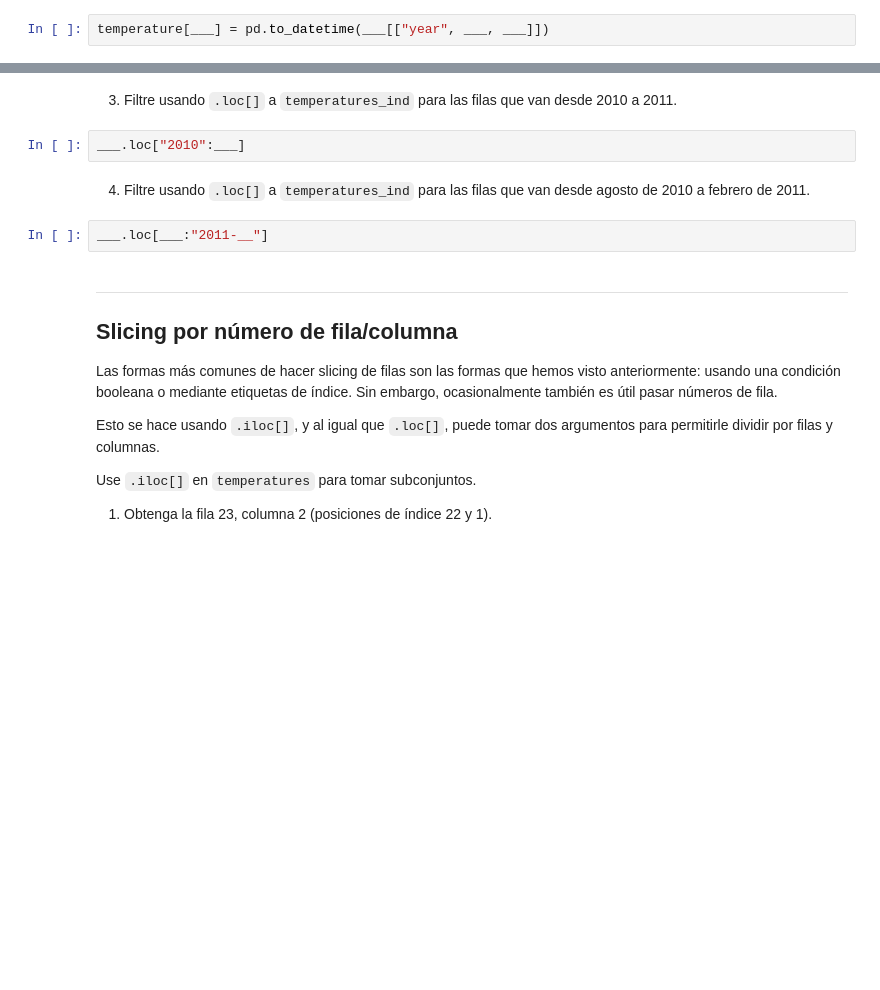
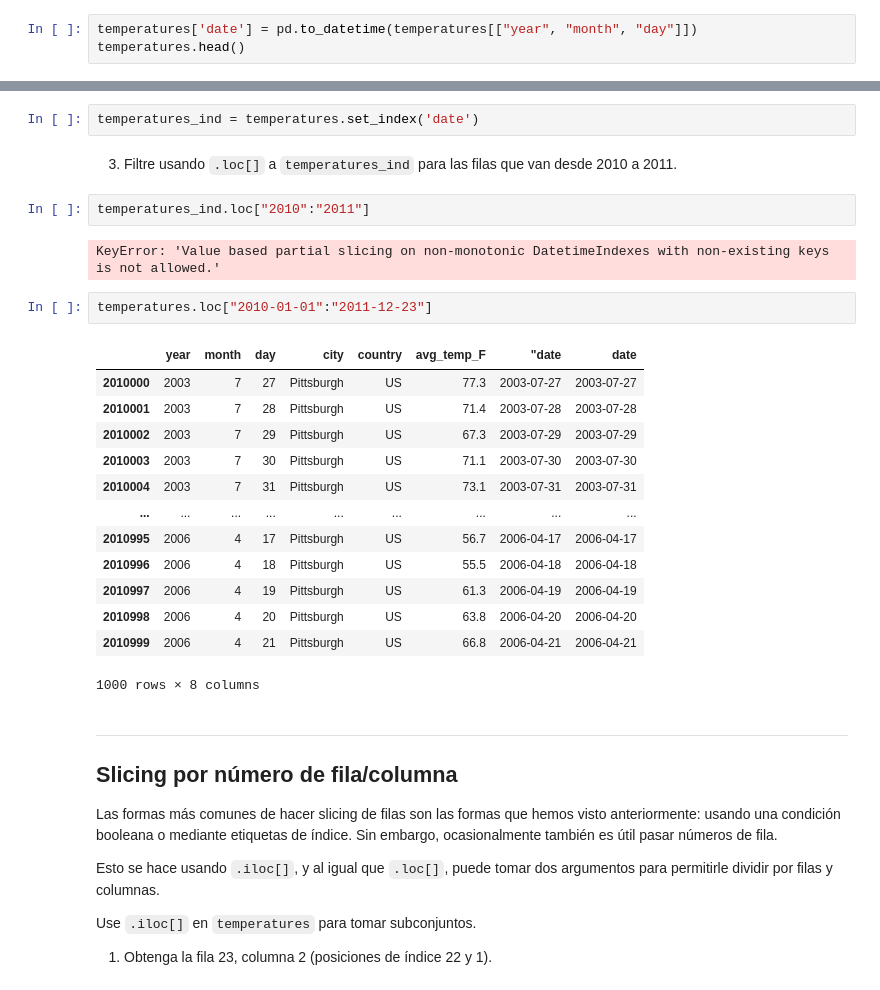
Before and after one commit to Vic-bit/aprMaqI_CEIA, a Jupyter notebook: clase0/practica/4 - Ejercicios Pandas - Temperatura.ipynb, the cells around one changed output, grey strips where cells are left out. Cells and saved outputs as stored; diff of their text form; blank space fills up the shorter version.

```diff
--- a/clase0/practica/4 - Ejercicios Pandas - Temperatura.ipynb
+++ b/clase0/practica/4 - Ejercicios Pandas - Temperatura.ipynb
@@ -351,4 +447,5 @@ Trabajando con `temperature`
 
 1. Cree la columna `"date"` en el DataFrame `temperature` que sea formato timestamp utilizando las columnas `"year"`, `"month"` y `"day"`
 # %%
-temperature[___] = pd.to_datetime(___[["year", ___, ___]])
+temperatures['date'] = pd.to_datetime(temperatures[["year", "month", "day"]])
+temperatures.head()
@@ -367,13 +485,29 @@ ___[(___["date"] >= "2010-___-___") & ___]
 # %% [markdown]
 2. Establezca como índice de `temperature` a la columna de `"date"` y ordénelo. Asignelo a `temperatures_ind`.
+# %%
+temperatures_ind = temperatures.set_index('date')
 # %% [markdown]
 3. Filtre usando `.loc[]` a `temperatures_ind` para las filas que van desde 2010 a 2011.
 # %%
-___.loc["2010":___]
+temperatures_ind.loc["2010":"2011"]
+# %% [output]
+KeyError: 'Value based partial slicing on non-monotonic DatetimeIndexes with non-existing keys is not allowed.'
-# %% [markdown]
-4. Filtre usando `.loc[]` a `temperatures_ind` para las filas que van desde agosto de 2010 a febrero de 2011.
 # %%
-___.loc[___:"2011-__"]
+temperatures.loc["2010-01-01":"2011-12-23"]
+# %% [output]
+|  | year | month | day | city | country | avg_temp_F | "date | date |
+| 2010000 | 2003 | 7 | 27 | Pittsburgh | US | 77.3 | 2003-07-27 | 2003-07-27 |
+| 2010001 | 2003 | 7 | 28 | Pittsburgh | US | 71.4 | 2003-07-28 | 2003-07-28 |
+| 2010002 | 2003 | 7 | 29 | Pittsburgh | US | 67.3 | 2003-07-29 | 2003-07-29 |
+| 2010003 | 2003 | 7 | 30 | Pittsburgh | US | 71.1 | 2003-07-30 | 2003-07-30 |
+| 2010004 | 2003 | 7 | 31 | Pittsburgh | US | 73.1 | 2003-07-31 | 2003-07-31 |
+| ... | ... | ... | ... | ... | ... | ... | ... | ... |
+| 2010995 | 2006 | 4 | 17 | Pittsburgh | US | 56.7 | 2006-04-17 | 2006-04-17 |
+| 2010996 | 2006 | 4 | 18 | Pittsburgh | US | 55.5 | 2006-04-18 | 2006-04-18 |
+| 2010997 | 2006 | 4 | 19 | Pittsburgh | US | 61.3 | 2006-04-19 | 2006-04-19 |
+| 2010998 | 2006 | 4 | 20 | Pittsburgh | US | 63.8 | 2006-04-20 | 2006-04-20 |
+| 2010999 | 2006 | 4 | 21 | Pittsburgh | US | 66.8 | 2006-04-21 | 2006-04-21 |
+1000 rows × 8 columns
 # %% [markdown]
 ----
 
```
Also changed, not shown: parts of 23 cells of this notebook, 2 other files.
